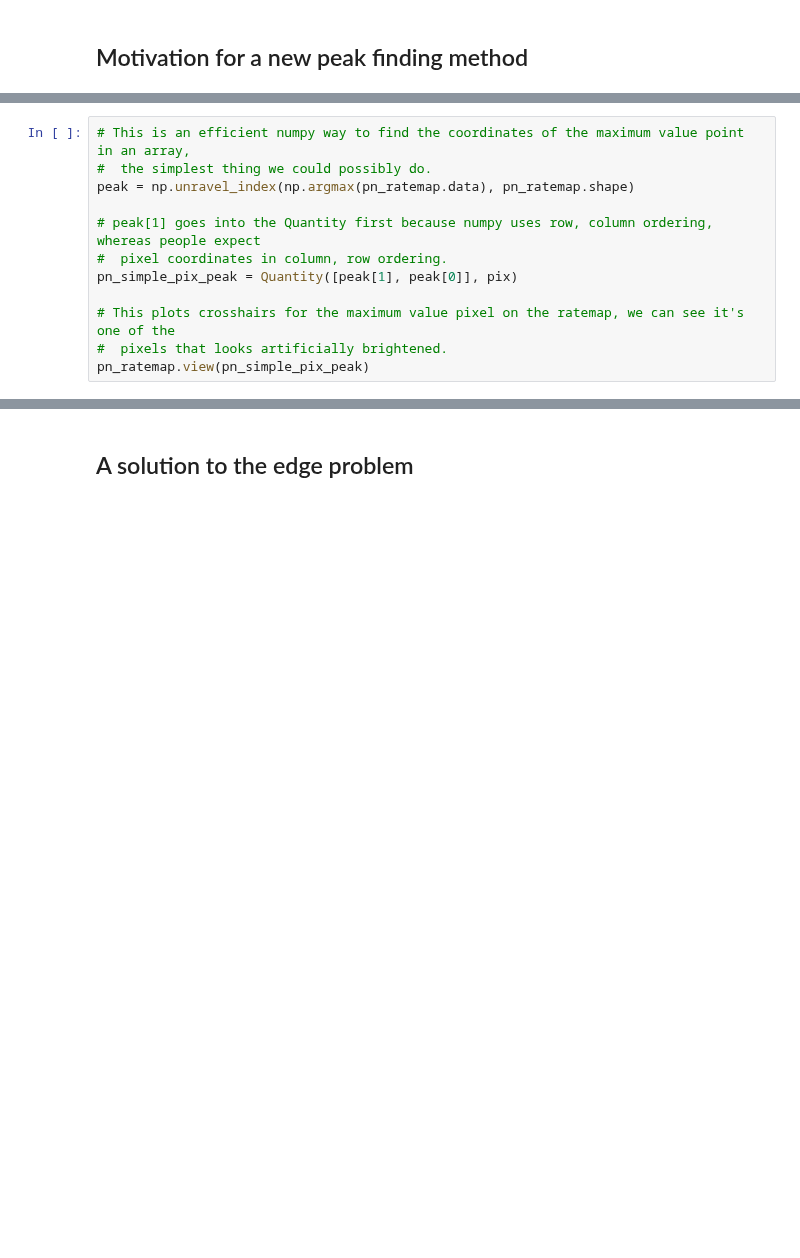
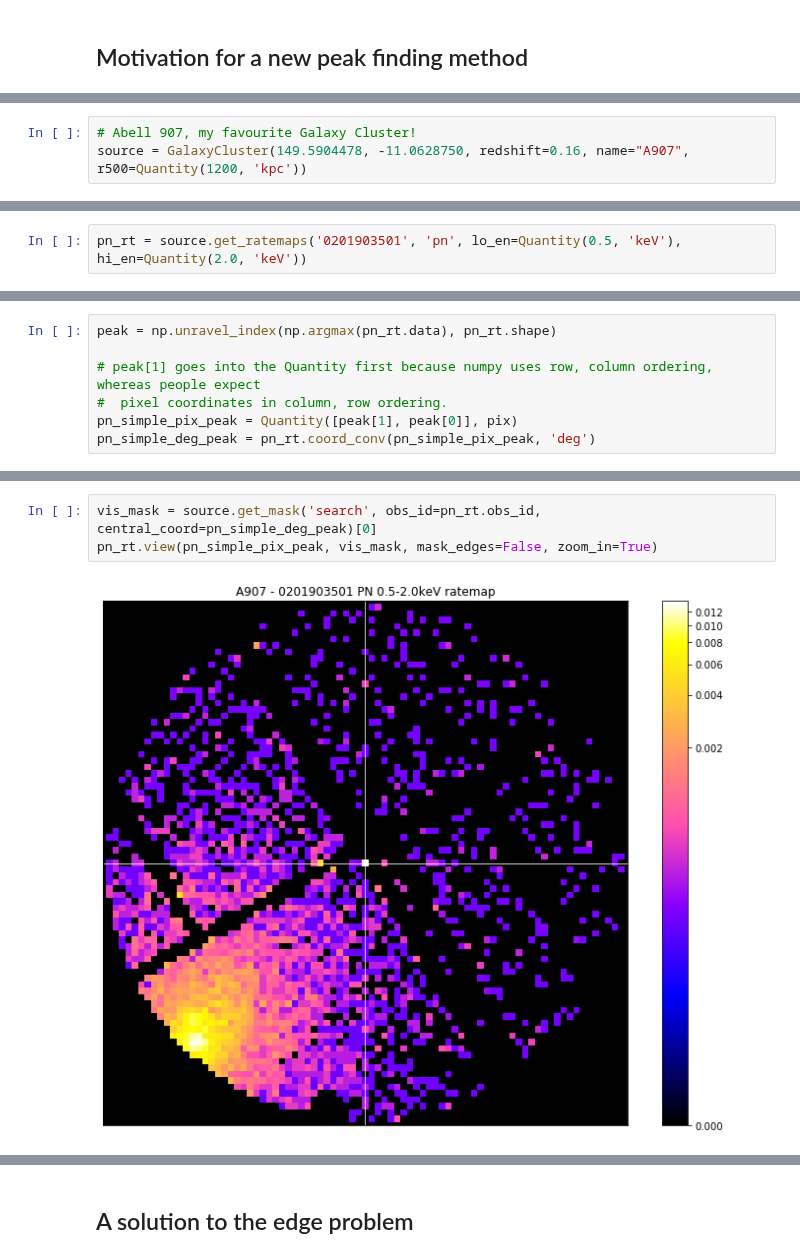
Before and after one commit to DavidT3/XGA, a Jupyter notebook: docs/source/notebooks/techniques/hierarchical_clustering_peak_finding.ipynb, the cells around one changed output, grey strips where cells are left out. Cells and saved outputs as stored; diff of their text form; blank space fills up the shorter version.

Commit message:
Partway through the update of the peak finder under the hood, and want to see how the images look when the docs are built

```diff
--- a/docs/source/notebooks/techniques/hierarchical_clustering_peak_finding.ipynb
+++ b/docs/source/notebooks/techniques/hierarchical_clustering_peak_finding.ipynb
@@ -74,0 +42,3 @@ The first image in the cell above perfectly demonstrates my point about artifici
+# %%
+# Abell 907, my favourite Galaxy Cluster!
+source = GalaxyCluster(149.5904478, -11.0628750, redshift=0.16, name="A907", r500=Quantity(1200, 'kpc'))
@@ -76,0 +57,2 @@ The first image in the cell above perfectly demonstrates my point about artifici
+# %%
+pn_rt = source.get_ratemaps('0201903501', 'pn', lo_en=Quantity(0.5, 'keV'), hi_en=Quantity(2.0, 'keV'))
@@ -77,12 +61,7 @@ The first image in the cell above perfectly demonstrates my point about artifici
 # %%
-# This is an efficient numpy way to find the coordinates of the maximum value point in an array,
-#  the simplest thing we could possibly do.
-peak = np.unravel_index(np.argmax(pn_ratemap.data), pn_ratemap.shape)
+peak = np.unravel_index(np.argmax(pn_rt.data), pn_rt.shape)
 
 # peak[1] goes into the Quantity first because numpy uses row, column ordering, whereas people expect
 #  pixel coordinates in column, row ordering.
 pn_simple_pix_peak = Quantity([peak[1], peak[0]], pix)
-
-# This plots crosshairs for the maximum value pixel on the ratemap, we can see it's one of the
-#  pixels that looks artificially brightened.
-pn_ratemap.view(pn_simple_pix_peak)
+pn_simple_deg_peak = pn_rt.coord_conv(pn_simple_pix_peak, 'deg')
@@ -90,0 +74,5 @@ pn_ratemap.view(pn_simple_pix_peak)
+# %%
+vis_mask = source.get_mask('search', obs_id=pn_rt.obs_id, central_coord=pn_simple_deg_peak)[0]
+pn_rt.view(pn_simple_pix_peak, vis_mask, mask_edges=False, zoom_in=True)
+# %% [output]
+[figure, added]
```
Also changed, not shown: parts of 37 cells of this notebook, 1 other file.
